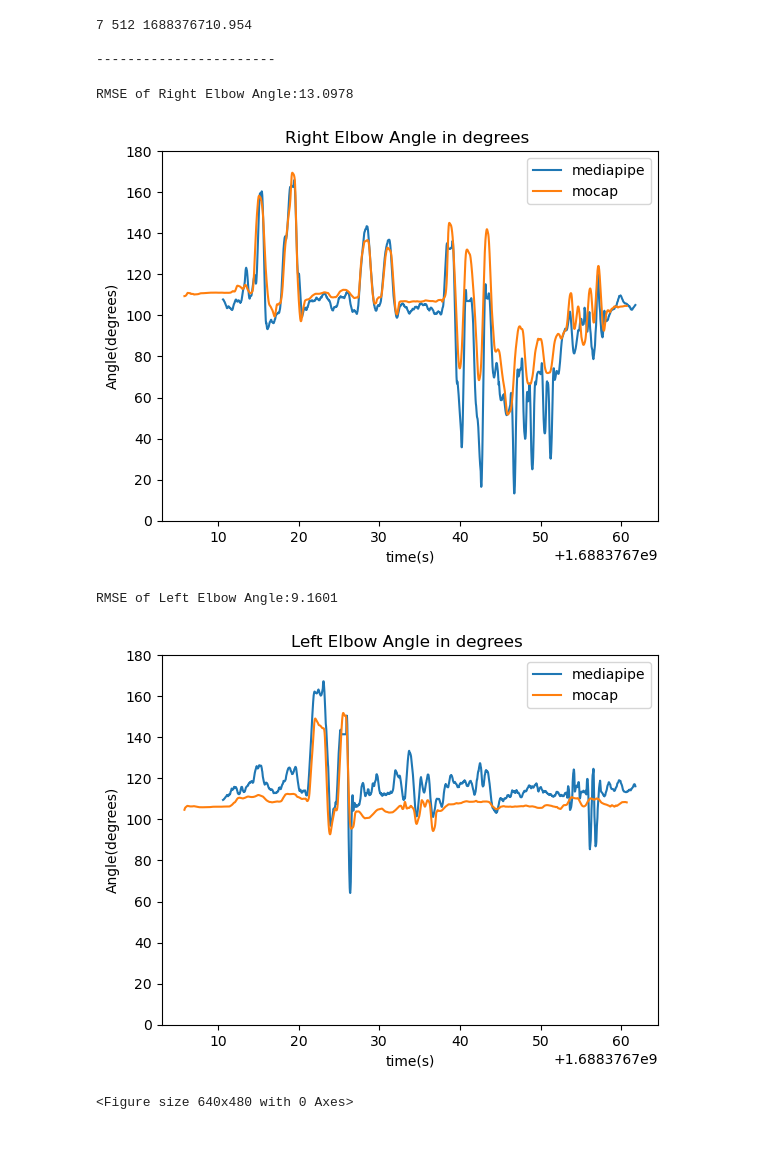
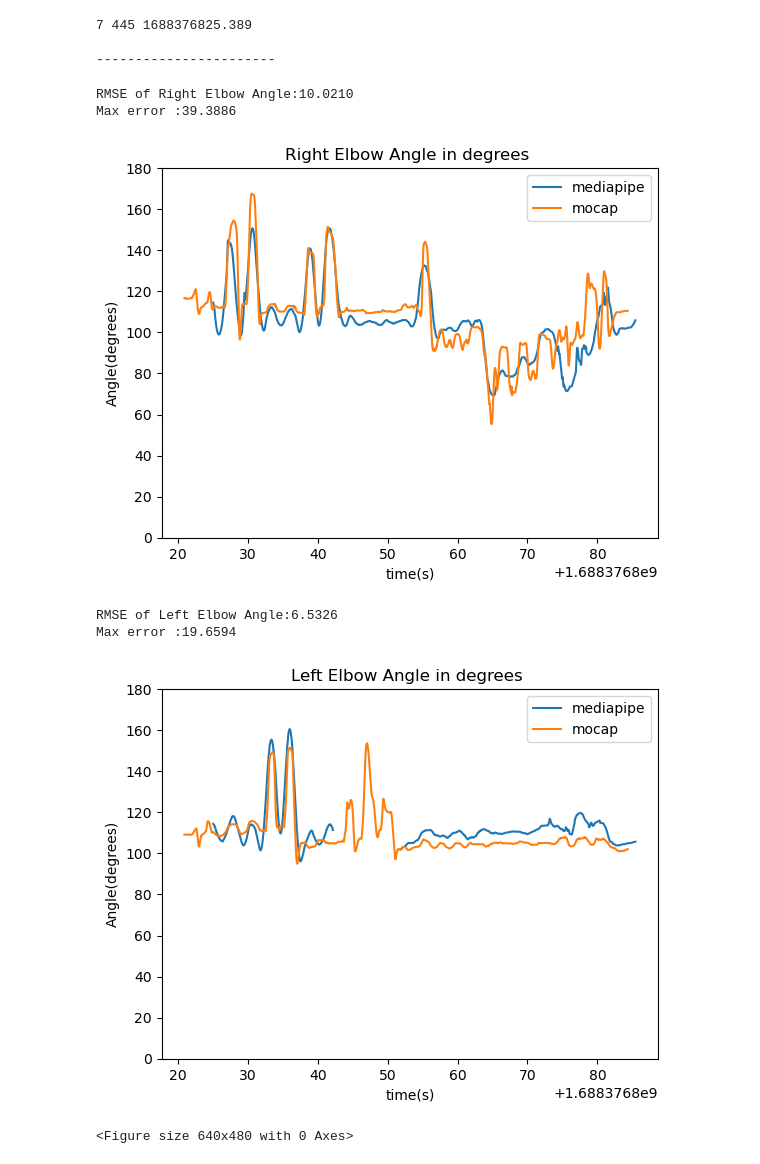
Before and after one commit to ArpanJohn/PoseEstimation, a Jupyter notebook: upperbody/5.Euler angles.ipynb, the cells around one changed output. Cells and saved outputs as stored; diff of their text form; code cells hidden in the pictures.

```diff
--- a/upperbody/5.Euler angles.ipynb
+++ b/upperbody/5.Euler angles.ipynb
@@ -31,6 +31,7 @@ df_mocap.columns
 df_mpipe=pd.read_csv(pth+'\\mpipe.csv')
 df_mpipe
 
+df_mpipe['epoch_time'] = df_mpipe['epoch_time'] + 0.8
 # Creating a presentation to save the graphs in
 prs=Presentation()
 
@@ -38,12 +39,24 @@ prs=Presentation()
 graphs = []
 RMSEs=[]
 # %%
-def pvt(x,t,ylabel='Angle (degrees)'):
+def pvt_mpipe(x,t,ylabel='Angle (degrees)'):
     from scipy.signal import savgol_filter
     y=[]
     for i in x:
         y.append(i)
-    w = savgol_filter(y,  20,3)
+    w = savgol_filter(y,  int(len(y)/20),3)
+    plt.plot(t,w)
+    plt.ylabel(ylabel)
+    plt.xlabel('time(s)')
+    plt.ylabel('Angle(degrees)')
+    plt.legend(['mediapipe','mocap'])
+
+def pvt_mocap(x,t,ylabel='Angle (degrees)'):
+    from scipy.signal import savgol_filter
+    y=[]
+    for i in x:
+        y.append(i)
+    w = savgol_filter(y,  5,3)
     plt.plot(t,w)
     plt.ylabel(ylabel)
     plt.xlabel('time(s)')
@@ -96,7 +109,7 @@ for ind, val in enumerate(df_mpipe['epoch_time'].tolist()):
             # print(ind, i, val)
             matches.append((ind, i, val))
 # %% [output]
-7 512 1688376710.954
+7 445 1688376825.389
 
 -----------------------
 # %%
@@ -130,11 +143,12 @@ for i in range(len(df_mocap['epoch_time'].tolist())):
                                            [df_mocap['LW_x'][i], df_mocap['LW_y'][i], df_mocap['LW_z'][i]]))
 # %%
 # graph right elbow angle
-pvt(mpipeRightElbowAngle,df_mpipe['epoch_time'])
-pvt(mocapRightElbowAngle,df_mocap['epoch_time'])
+pvt_mpipe(mpipeRightElbowAngle,df_mpipe['epoch_time'])
+pvt_mocap(mocapRightElbowAngle,df_mocap['epoch_time'])
 plt.title('Right Elbow Angle in degrees ')
 plt.ylim(0,180)
-RMSE_str='RMSE of Right Elbow Angle:'+str(f"{RMSE(mocapRightElbowAngle,mpipeRightElbowAngle,df_mocap['epoch_time'].to_numpy(),df_mpipe['epoch_time'].to_numpy()):.4f}")
+rmse,me=RMSE(mocapRightElbowAngle,mpipeRightElbowAngle,df_mocap['epoch_time'].to_numpy(),df_mpipe['epoch_time'].to_numpy())
+RMSE_str='RMSE of Right Elbow Angle:'+str(f"{rmse:.4f} \nMax error :{me:.4f}")
 print(RMSE_str)
 
 # Save the graph to an in-memory buffer
@@ -142,40 +156,43 @@ buffer = BytesIO()
 plt.savefig(buffer, format='png')
 buffer.seek(0)
 
 # Save the buffer to a list
 graphs.append(buffer)
 RMSEs.append(RMSE_str)
 plt.show()
 
 # Clear the figure for the next graph
 plt.clf()
 
 #test graph left elbow angle
-pvt(mpipeLeftElbowAngle,df_mpipe['epoch_time'])
-pvt(mocapLeftElbowAngle,df_mocap['epoch_time'])
+pvt_mpipe(mpipeLeftElbowAngle,df_mpipe['epoch_time'])
+pvt_mocap(mocapLeftElbowAngle,df_mocap['epoch_time'])
 plt.title('Left Elbow Angle in degrees ')
 plt.ylim(0,180)
-RMSE_str='RMSE of Left Elbow Angle:'+str(f"{RMSE(mocapLeftElbowAngle,mpipeLeftElbowAngle,df_mocap['epoch_time'].to_numpy(),df_mpipe['epoch_time'].to_numpy()):.4f}")
+rmse,me=RMSE(mocapLeftElbowAngle,mpipeLeftElbowAngle,df_mocap['epoch_time'].to_numpy(),df_mpipe['epoch_time'].to_numpy())
+RMSE_str='RMSE of Left Elbow Angle:'+str(f"{rmse:.4f} \nMax error :{me:.4f}")
 print(RMSE_str)
 
 # Save the graph to an in-memory buffer
 buffer = BytesIO()
 plt.savefig(buffer, format='png')
 buffer.seek(0)
 
 # Save the buffer to a list
 graphs.append(buffer)
 RMSEs.append(RMSE_str)
 
 plt.show()
 
 # Clear the figure for the next graph
 plt.clf()
 # %% [output]
-RMSE of Right Elbow Angle:13.0978
+RMSE of Right Elbow Angle:10.0210
+Max error :39.3886
-[figure, old version]
+[figure, new version]
-RMSE of Left Elbow Angle:9.1601
+RMSE of Left Elbow Angle:6.5326
+Max error :19.6594
-[figure, old version]
+[figure, new version]
 <Figure size 640x480 with 0 Axes>
 # %%
 df_mocap.rename(columns={'ls_x':'LS_x','ls_y':'LS_y','ls_z':'LS_z','le_x':'LE_x','le_y':'LE_y','le_z':'LE_z','lw_x':'LW_x','lw_y':'LW_y','lw_z':'LW_z',
```
Also changed, not shown: parts of 7 cells of this notebook, 5 other files.
